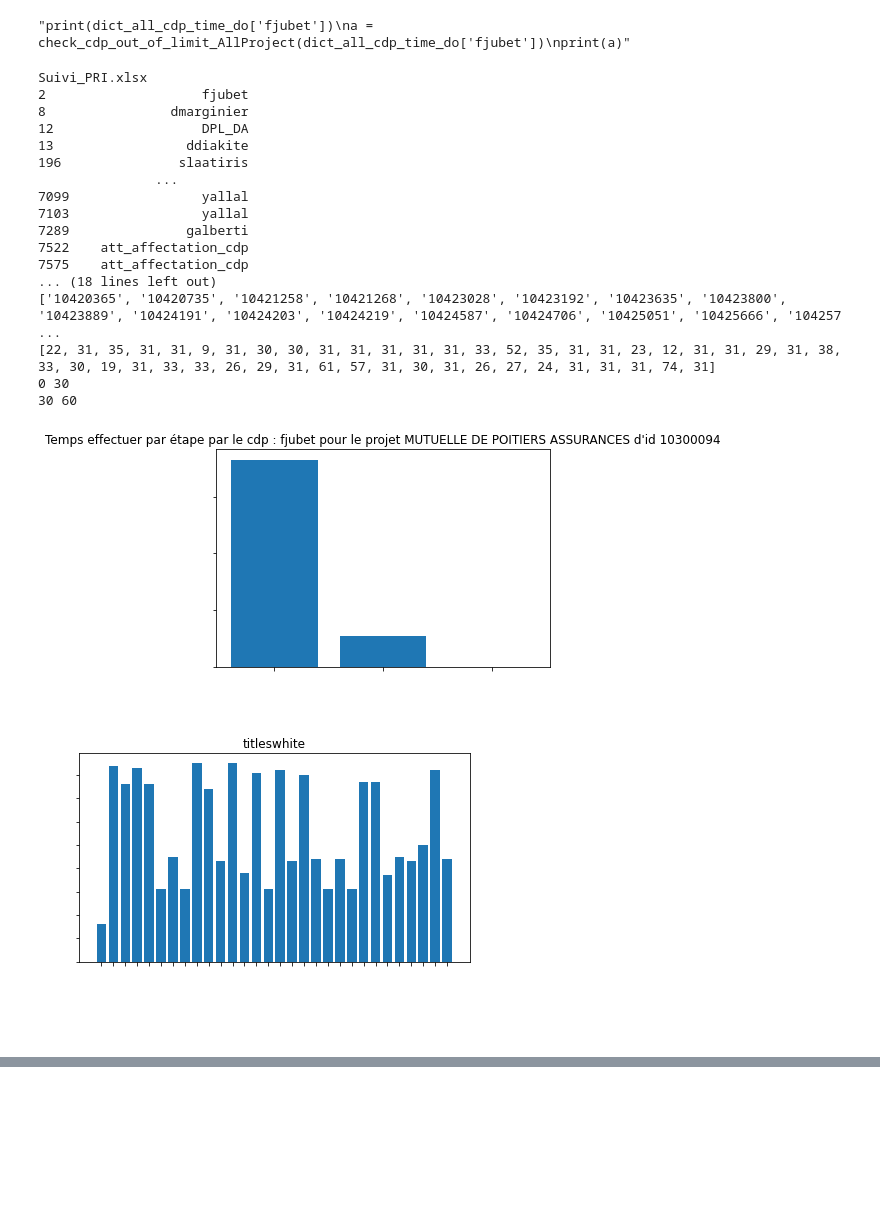
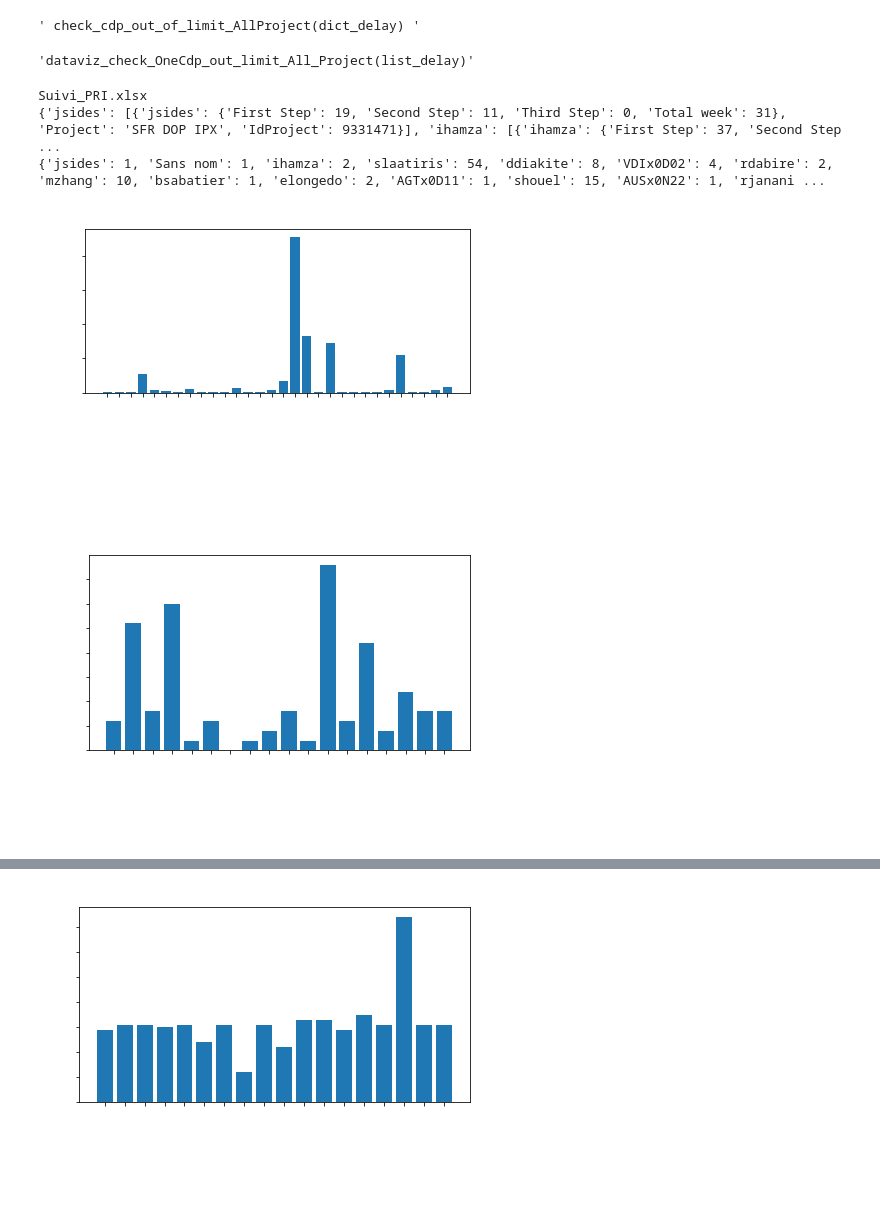
Before and after one commit to amouhite-dev/Dataviz, a Jupyter notebook: Extraction.ipynb, the cells around one changed output, grey strips where cells are left out. Saved outputs shown, nothing was run; the diff lists cells and outputs as text; code cells hidden in the pictures; blank space fills up the shorter version.

```diff
--- a/Extraction.ipynb
+++ b/Extraction.ipynb
@@ -344,3 +240,16 @@ def check_nb_graph_create(taille,N=30,n= 30,NB_GRAPH = 1,before = 0):
         l=int(NB_GRAPH/2)+1
     return NB_GRAPH
 #check_nb_graph_create(48)
+# %%
+def create_dataviz(x,y,name_xlabel, name_ylabel, titles, name_img, rep, colors='white'):
+    fig, ax = plt.subplots()
+    ax.bar(x, y)
+    plt.setp(ax.get_xticklabels(),rotation=90, ha="right")
+    plt.tick_params(axis='x', which='major', labelsize=10, labelcolor=colors)
+    plt.tick_params(axis='y', which='major', labelsize=10, labelcolor=colors)
+    plt.tight_layout()
+    plt.xlabel(name_xlabel, size=10,color=colors)
+    plt.ylabel(name_ylabel, size=10,color=colors)
+    plt.title(titles, color=colors)
+    plt.savefig(os.path.join(rep,name_img+".png"))
+#create_dataviz(['a','e','d','q'], [2,4,5,9],"cdp","Nombre de projets","Chaque cdp avec son nombre de projet",'figsize_test5.png','white')
@@ -377,4 +405,6 @@ def dataviz_AllCdp_AvgTime(dico_date_in_week,list_cdp):
 # %%
+""" fonction permettant de vérifier en terme de pourcentage sur combien de projet il etait ou pas dans la marge """
+""" function allowing to check in terms of percentage on how many project it was or not in the margin """
 def check_cdp_out_of_limit_AllProject(dict_delay):
     nb_cdp_in_limit = 0
     list_cdp_in_limit = []
@@ -396,8 +426,7 @@ def check_cdp_out_of_limit_AllProject(dict_delay):
     percent_out_limit = round((nb_cdp_out_limit*100)/len(dict_delay))
     percent_equal_limit = round((nb_cdp_equal_limit*100)/len(dict_delay))
     return [percent_in_limit, percent_equal_limit, percent_out_limit], list_cdp_in_limit, list_cdp_out_limit,list_cdp_equal_limit
-"""print(dict_all_cdp_time_do['fjubet'])
-a = check_cdp_out_of_limit_AllProject(dict_all_cdp_time_do['fjubet'])
-print(a)"""
+
+""" check_cdp_out_of_limit_AllProject(dict_delay) """
 # %% [output]
-"print(dict_all_cdp_time_do['fjubet'])\na = check_cdp_out_of_limit_AllProject(dict_all_cdp_time_do['fjubet'])\nprint(a)"
+' check_cdp_out_of_limit_AllProject(dict_delay) '
@@ -430,13 +433,24 @@ def dataviz_check_OneCdp_out_limit_All_Project(list_delay):
+# %%
+""" histogramme represente le pourcentage en terme de marge respecter """
+""" histogram represents the percentage in terms of margin to respect """
+def dataviz_check_OneCdp_out_limit_All_Project(list_delay, rep):
+    l = ["IN Limit", "Equal Limt", "Out Limit"]
+    create_dataviz(l, list_delay[0],"Type de limit","Pourcentage de projet","f'Representation du pourcentage de projet hors limite de date'",'dataviz_check_OneCdp_out_limit_All_Project', rep)
+"""dataviz_check_OneCdp_out_limit_All_Project(list_delay)"""
+# %% [output]
+'dataviz_check_OneCdp_out_limit_All_Project(list_delay)'
 # %%
 if __name__ == '__main__': # It's the main
+    #CREATE_DIRECTORY = True
+    rep = create_dir()
+    data_to_extract = pd.read_excel('Suivi_PRI.xlsx', sheet_name="Donnees_Sorties")
     config = pd.read_excel('Config.xlsx')
     list_var = config["values"]
-    #print(list_var)#input('Entrez le nom du fichier a analyser : ')+".xlsx"
     name_file = list_var[0]
     name_col_offre = list_var[1]
-    name_sheet = list_var[2] #input("Entrez le nom de la feuille a analyser : ")
-    name_keyword_for_extract = list_var[3]#input("Le nom de la colonne en fonction duquel se fera le doublons :  ")
-    name_new_file_extract = "New_"+name_file#input("Nom du nouveau fichier créé : ")+"xlsx"
+    name_sheet = list_var[2]
+    name_keyword_for_extract = list_var[3]
+    name_new_file_extract = "New_"+name_file
     name_id_to_sort = list_var[4]
     name_cdp=list_var[5]
     name_project = list_var[6]
@@ -444,7 +458,6 @@ if __name__ == '__main__': # It's the main
     dict_to_eval_date_nan={}
     data_to_treat_no_Nan, data_to_treat = initialization_of_treatment(name_file, name_sheet, name_keyword_for_extract,
                                 name_new_file_extract, name_col_offre,name_id_to_sort)
-    print(data_to_treat['Cdp'])
     if(len(data_to_treat_no_Nan) == 0):
         print(f"Les données présents sont insuffisants pour l'étude de l'offre {name_keyword_for_extract}")
     else:
@@ -455,56 +468,39 @@ if __name__ == '__main__': # It's the main
         list_action_cdp = []
         dict_all_cdp_time_do={}
         list_action_every_cdp = []
         list_cdp_without_duplication=[]
 
         for cdp in range(len(all_cdp)):
             if(name_sheet == "Donnees_Stock"):
                 list_of_all_date = [list(data_to_treat['Date Debut Dplt'])[cdp], list(data_to_treat['Date_Cr_Lien_BDSID'])[cdp],
                                        list(data_to_treat['Date Installation Client'])[cdp], list(data_to_treat['Date Mise En Service'])[cdp]]
             else:
                 list_of_all_date = [list(data_to_treat['Date Debut Dplt'])[cdp], list(data_to_treat['Date Cr Lien BDSID'])[cdp],
                                    list(data_to_treat['Date Installation Client'])[cdp], list(data_to_treat['Date Mise En Service'])[cdp],
                                    list(data_to_treat['Date Mef'])[cdp]]
             if(type(all_cdp[cdp]) != str):
                 all_cdp[cdp] = "Sans nom"
             list_action_cdp.append(create_dict_cdp_time_do(all_cdp[cdp], all_project[cdp], all_Idproject[cdp], list_of_all_date, name_sheet, dict_to_eval_date_nan))
 
         list_cdp_without_duplication = list(set(all_cdp))
-        time.sleep(5)
         for cdp in list_cdp_without_duplication :
             for act_cdp in list_action_cdp:
                 if cdp == list(act_cdp.keys())[0]:
                     list_action_every_cdp.append(act_cdp)
                     dict_all_cdp_time_do[cdp] = list_action_every_cdp
             list_action_every_cdp=[]
         print(dict_all_cdp_time_do)
-        #plt.figure(1, figsize=(15, 13))
-        #fig,ax = plt.subplots()
-        dataviz_Onecdp_Oneproject(dict_all_cdp_time_do,name_cdp, name_project, idProject)
-        dataviz_AllProject_TotalTime_OneCdp(dict_all_cdp_time_do,name_cdp)
+        dataviz_cdp_and_nbProject(data_to_treat, rep)
+        dataviz_Onecdp_Oneproject(dict_all_cdp_time_do,name_cdp, name_project, idProject, rep)
+        dataviz_AllProject_TotalTime_OneCdp(dict_all_cdp_time_do,name_cdp, rep)
         for key, value in dict_all_cdp_time_do.items():
             calculate_TotalTime_AllProject_Avg_OneCdp(dict_all_cdp_time_do,key)
-        dataviz_AllCdp_AvgTime(dict_all_cdp_time_do,list_cdp_without_duplication)
-        #list_out_bounds = check_cdp_out_of_limit_AllProject([{'fjubet': {'First Step': 27, 'Second Step': 11, 'Third Step': 0, 'Total week': 39}, 'Project': 'MUTUELLE DE POITIERS ASSURANCES', 'IdProject': 10534312}, 57], 'fjubet')
+        dataviz_AllCdp_AvgTime(dict_all_cdp_time_do,list_cdp_without_duplication, rep)
         list_out_bounds = check_cdp_out_of_limit_AllProject(dict_all_cdp_time_do[name_cdp])
-        dataviz_check_OneCdp_out_limit_All_Project(list_out_bounds)
+        dataviz_check_OneCdp_out_limit_All_Project(list_out_bounds, rep)
 # %% [output]
 Suivi_PRI.xlsx
-2                    fjubet
-8                dmarginier
-12                   DPL_DA
-13                 ddiakite
-196               slaatiris
-               ...
-7099                 yallal
-7103                 yallal
-7289               galberti
-7522    att_affectation_cdp
-7575    att_affectation_cdp
-... (18 lines left out)
-['10420365', '10420735', '10421258', '10421268', '10423028', '10423192', '10423635', '10423800', '10423889', '10424191', '10424203', '10424219', '10424587', '10424706', '10425051', '10425666', '104257 ...
-[22, 31, 35, 31, 31, 9, 31, 30, 30, 31, 31, 31, 31, 31, 33, 52, 35, 31, 31, 23, 12, 31, 31, 29, 31, 38, 33, 30, 19, 31, 33, 33, 26, 29, 31, 61, 57, 31, 30, 31, 26, 27, 24, 31, 31, 31, 74, 31]
-0 30
-30 60
+{'jsides': [{'jsides': {'First Step': 19, 'Second Step': 11, 'Third Step': 0, 'Total week': 31}, 'Project': 'SFR DOP IPX', 'IdProject': 9331471}], 'ihamza': [{'ihamza': {'First Step': 37, 'Second Step ...
+{'jsides': 1, 'Sans nom': 1, 'ihamza': 2, 'slaatiris': 54, 'ddiakite': 8, 'VDIx0D02': 4, 'rdabire': 2, 'mzhang': 10, 'bsabatier': 1, 'elongedo': 2, 'AGTx0D11': 1, 'shouel': 15, 'AUSx0N22': 1, 'rjanani ...
-[figure, old version]
+[figure, new version]
-[figure, old version]
+[figure, new version]
@@ -517,0 +514 @@ Suivi_PRI.xlsx
+[figure, added]
```
Also changed, not shown: parts of 35 cells of this notebook.
